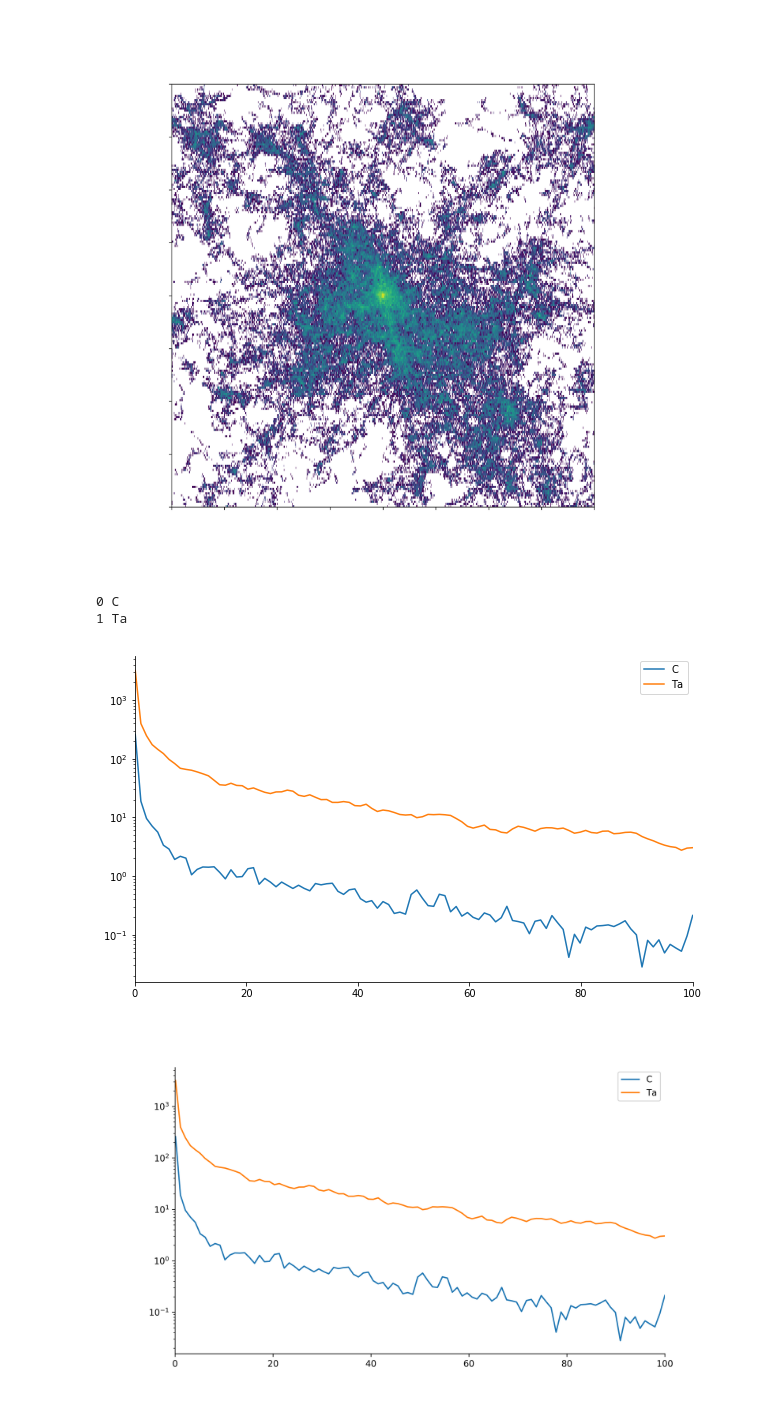
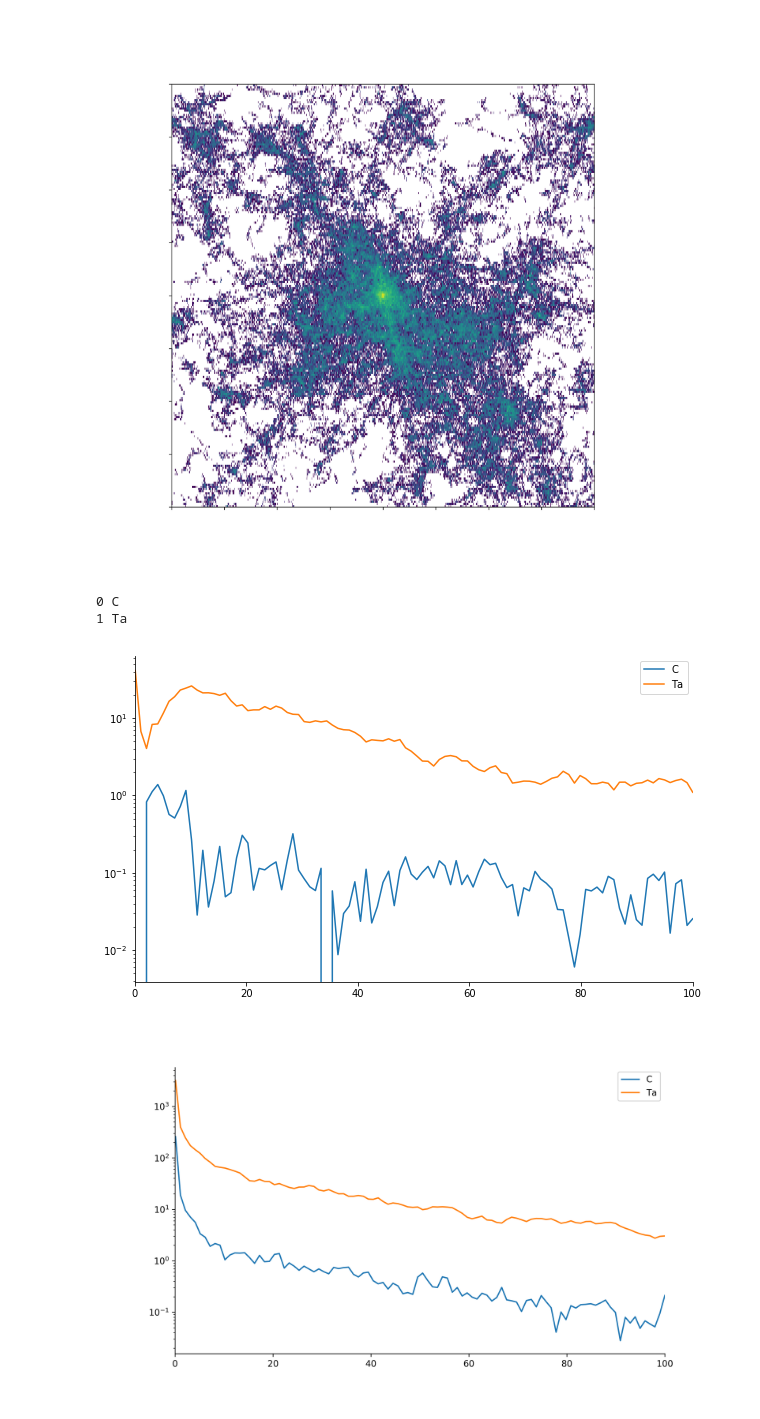
Before and after one commit to costrouc/pysrim, a Jupyter notebook: examples/notebooks/KTaO3.ipynb, the cells around one changed output. Drawn from its saved outputs; the diff is of its cells as text; code cells hidden in the pictures.

```diff
--- a/examples/notebooks/KTaO3.ipynb
+++ b/examples/notebooks/KTaO3.ipynb
@@ -312,0 +330,3 @@ Symbol: Ta      Num Ions:      20       Collisions:  446575
+# %%
+i = np.random.choice(np.arange(10), replace=True, size=(5,))
+i
@@ -322,7 +360,8 @@ bins = (600, 200)
 fig, axes = plt.subplots(len(ions), 1)
 for ax, ion in zip(axes.flat, sorted(data, key=sort_by_mass)):
     norm = mpl.colors.LogNorm()
-    im = plot_heatmap(ax, data[ion]['collisions'], (0, 2), limits, norm, bins=bins)
+    condition = (data[ion]['collisions'][:, 0] > 100) & (data[ion]['collisions'][:, 0] < 200)
+    im = plot_heatmap(ax, data[ion]['collisions'][condition], (0, 2), limits, norm, bins=bins)
     ax.set_title(ion)
 fig.colorbar(im, ax=axes.ravel().tolist())
 fig.set_size_inches(len(ions)*6, 7)
@@ -398,24 +437,26 @@ Image(filename=os.path.join(IMAGE_DIRECTORY, 'ktao3-radial-heatmap-log-nolabel-T
 # %%
 # Very small 100 nm (to more clearly show trend)
 maximum = 100
 
 fig, ax = plt.subplots()
 for i, ion in enumerate(sorted(data, key=sort_by_mass)):
     print(i, ion)
-    radius = np.linalg.norm(data[ion]['collisions'][:, 1:], axis=1)
+    condition = (data[ion]['collisions'][:, 0] > 100) & (data[ion]['collisions'][:, 0] < 200)
+    radius = np.linalg.norm(data[ion]['collisions'][condition][:, 1:], axis=1)
+    # radius = np.linalg.norm(data[ion]['collisions'][:, 1:], axis=1)
     plot_radial_distribution_hist(ax, radius, maximum, ion)
 # ax.set_title('Histogram Radial Distribution (yz) - %.2f [nm]' % maximum)
 ax.spines['top'].set_visible(False)
 ax.spines['right'].set_visible(False)
 ax.set_xlim(0, maximum)
 # ax.set_ylim(0, 60000)
 ax.legend()
 fig.set_size_inches(10, 6)
 fig.savefig(os.path.join(IMAGE_DIRECTORY, 'ktao3-radial-hist.png'), transparent=False, dpi=300)
 # %% [output]
 0 C
 1 Ta
-[figure, old version]
+[figure, new version]
 # %%
 Image(filename=os.path.join(IMAGE_DIRECTORY, 'ktao3-radial-hist.png'))
 # %% [output]
```
Also changed, not shown: parts of 10 cells of this notebook, 5 other files.
